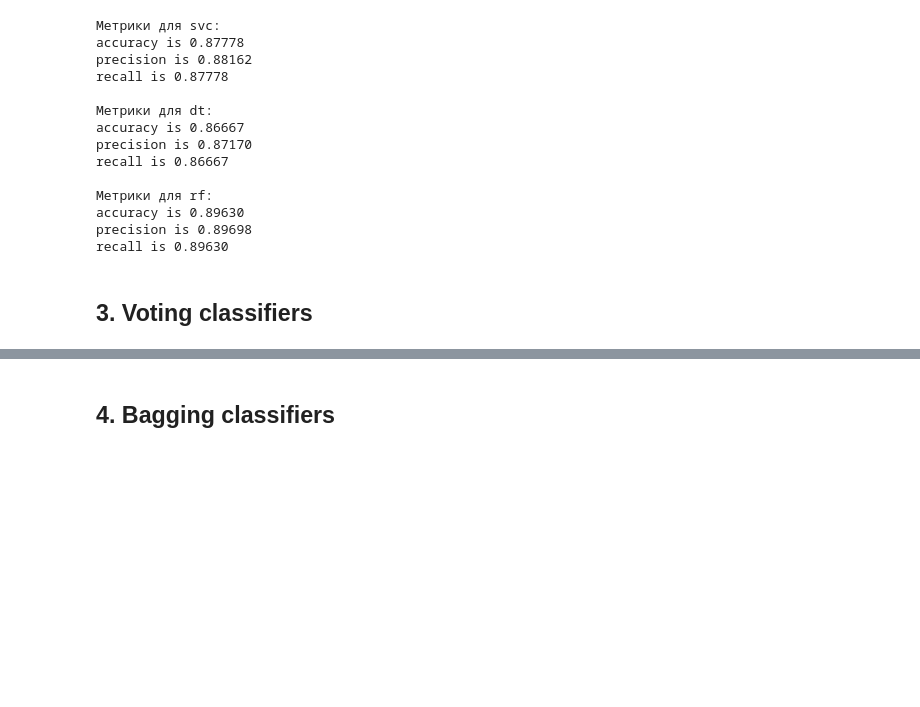
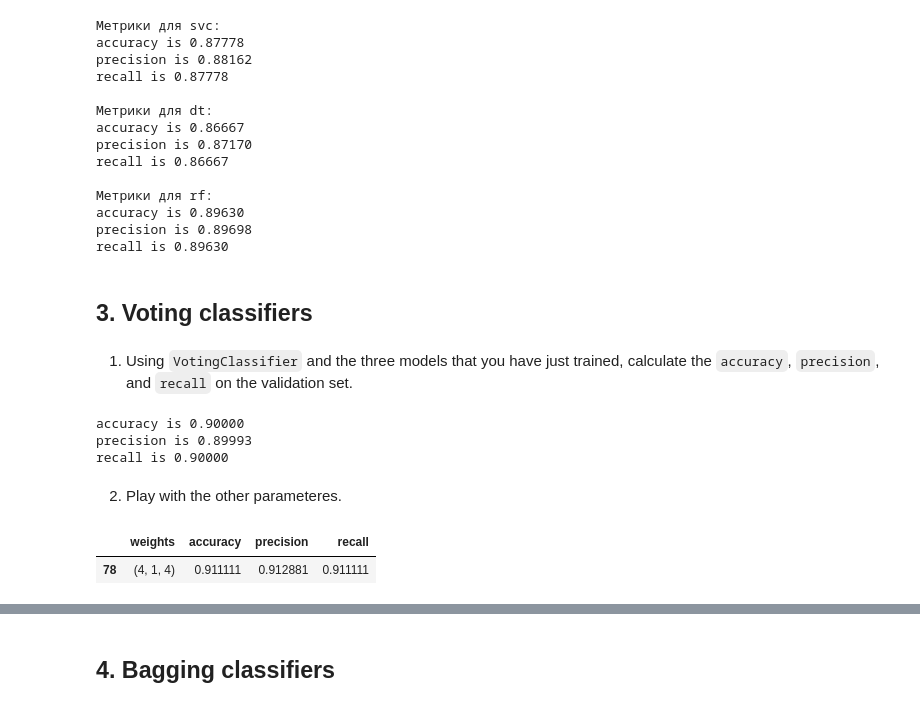
Before and after one commit to RunForJoy/ml-regularization-ensembles-pipelines, a Jupyter notebook: src/ex03/03_ensembles.ipynb, the cells around one changed output, grey strips where cells are left out. Drawn from its saved outputs; the diff is of its cells as text; code cells hidden in the pictures; blank space fills up the shorter version.

```diff
--- a/src/ex03/03_ensembles.ipynb
+++ b/src/ex03/03_ensembles.ipynb
@@ -107,3 +109,70 @@ precision is 0.89698
 recall is 0.89630
 # %% [markdown]
 ## 3. Voting classifiers
+# %% [markdown]
+1. Using `VotingClassifier` and the three models that you have just trained, calculate the `accuracy`, `precision`, and `recall` on the validation set.
+# %%
+# по дефолту voting='hard' (голосование большинством голосовесли две модели сказали «Понедельник», а одна «Вторник», ансамбль выберет Понедельник)
+vcl = VotingClassifier(
+    estimators=[("svc", svc_model), ("dt", dt_model), ("rf", rf_model)],
+).fit(X_train, y_train)
+
+y_pred_vcl = vcl.predict(X_valid)
+
+acc_vcl = accuracy_score(y_valid, y_pred_vcl)
+precision_vcl = precision_score(
+    y_valid, y_pred_vcl, average="weighted", zero_division=0
+)
+recall_vcl = recall_score(y_valid, y_pred_vcl, average="weighted")
+print(f"accuracy is {acc_vcl:.5f}")
+print(f"precision is {precision_vcl:.5f}")
+print(f"recall is {recall_vcl:.5f}\n")
+# %% [output]
+accuracy is 0.90000
+precision is 0.89993
+recall is 0.90000
+# %% [markdown]
+2. Play with the other parameteres.
+# %%
+# меняю voting='soft' (мягкое голосование по средневзвешенным вероятностям классов)
+weight_range = range(1, 6)
+models = []
+
+for w_svc in tqdm(weight_range):
+    for w_dt in tqdm(weight_range, leave=False):
+        for w_rf in tqdm(weight_range, leave=False):
+            vcl = VotingClassifier(
+                estimators=[("svc", svc_model), ("dt", dt_model), ("rf", rf_model)],
+                voting="soft",  # Веса лучше всего работают именно в мягком голосовании
+                weights=(
+                    w_svc,
+                    w_dt,
+                    w_rf,
+                ),  # Порядок строго совпадает сestimators: svc=1, dt=1, rf=3
+                n_jobs=-1,
+            ).fit(X_train, y_train)
+            y_pred_vcl = vcl.predict(X_valid)
+
+            acc_vcl = accuracy_score(y_valid, y_pred_vcl)
+            precision_vcl = precision_score(
+                y_valid, y_pred_vcl, average="weighted", zero_division=0
+            )
+            recall_vcl = recall_score(y_valid, y_pred_vcl, average="weighted")
+
+            models.append(
+                {
+                    "weights": vcl.get_params()["weights"],
+                    "accuracy": acc_vcl,
+                    "precision": precision_vcl,
+                    "recall": recall_vcl,
+                }
+            )
+# %%
+vcl_df = pd.DataFrame(models).sort_values(
+    by=["accuracy", "precision"], ascending=[False, False]
+)
+
+vcl_df.head(1)
+# %% [output]
+|  | weights | accuracy | precision | recall |
+| 78 | (4, 1, 4) | 0.911111 | 0.912881 | 0.911111 |
```
Also changed, not shown: parts of 14 cells of this notebook.
